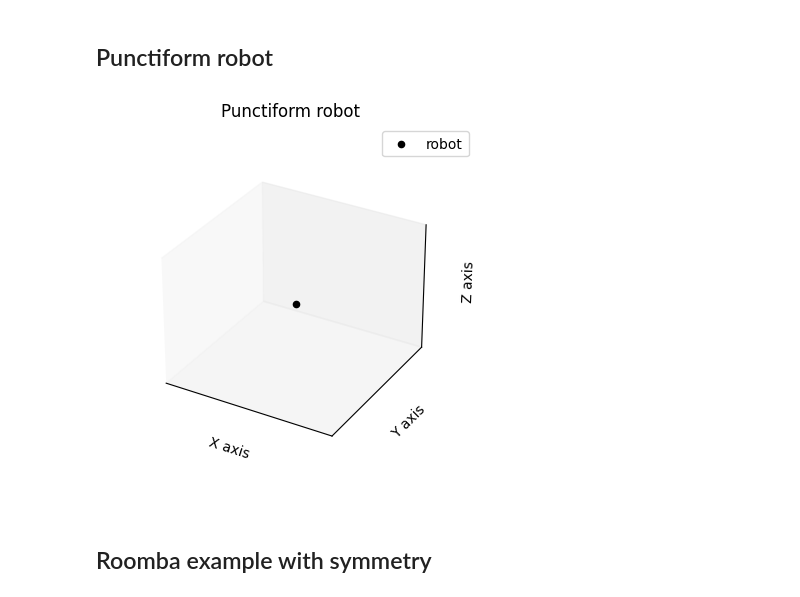
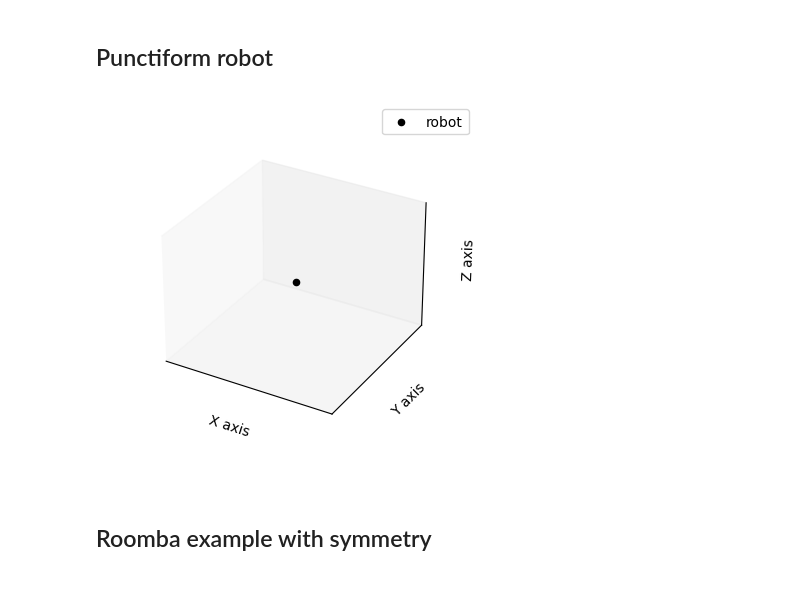
Before and after one commit to Haislich/AMRNotes, a Jupyter notebook: scripts/configuration_space.ipynb, the cells around one changed output. Cells and saved outputs as stored; diff of their text form; code cells hidden in the pictures.

```diff
--- a/scripts/configuration_space.ipynb
+++ b/scripts/configuration_space.ipynb
@@ -234,35 +115,34 @@ import matplotlib.pyplot as plt
 fig = plt.figure()
 ax = fig.add_subplot(111, projection="3d")
 
 # Coordinates of the dot
 x, y, z = 0, 0, 0
 
 # Plot the black dot
 sc = ax.scatter(x, y, z, color="black", label="robot")
 
 # Add axis labels
 ax.set_xlabel("X axis")
 ax.set_ylabel("Y axis")
 ax.set_zlabel("Z axis")
 
 # Add a legend in the upper right corner
 ax.legend(loc="upper right")
 
 # Set limits for better visualization
 ax.set_xlim([-1, 1])
 ax.set_ylim([-1, 1])
 ax.set_zlim([-1, 1])
 
 ax.set_xticks([])
 ax.set_yticks([])
 ax.set_zticks([])
 
-ax.set_title("Punctiform robot")
 ax.set_box_aspect(aspect=None, zoom=0.8)  # zoom out to show the z label
 # Show the plot
 plt.show()
 # %% [output]
-[figure, old version]
+[figure, new version]
 # %% [markdown]
 ## Roomba example with symmetry
 # %%
```
Also changed, not shown: parts of 9 cells of this notebook, 10 other files.
